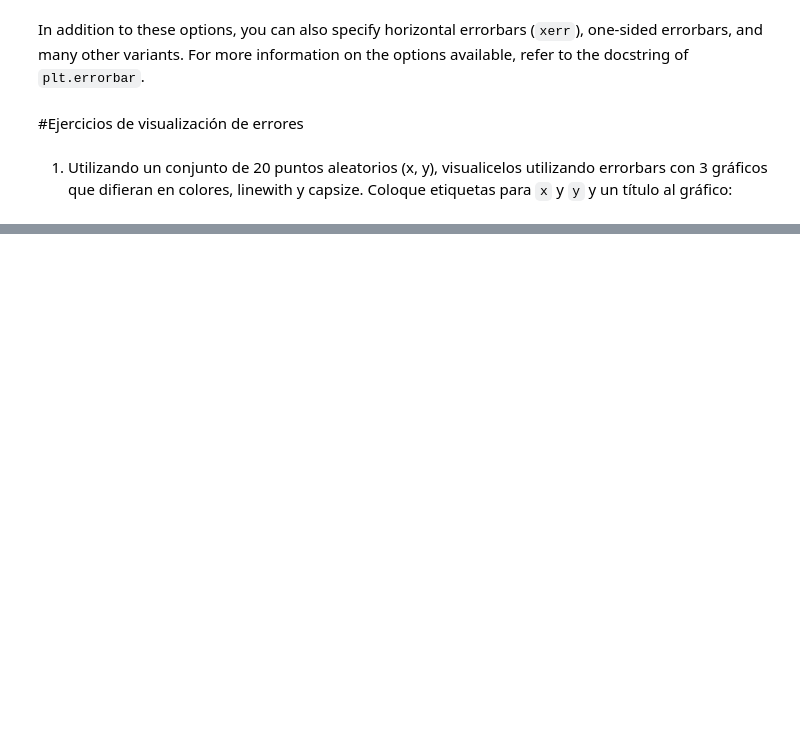
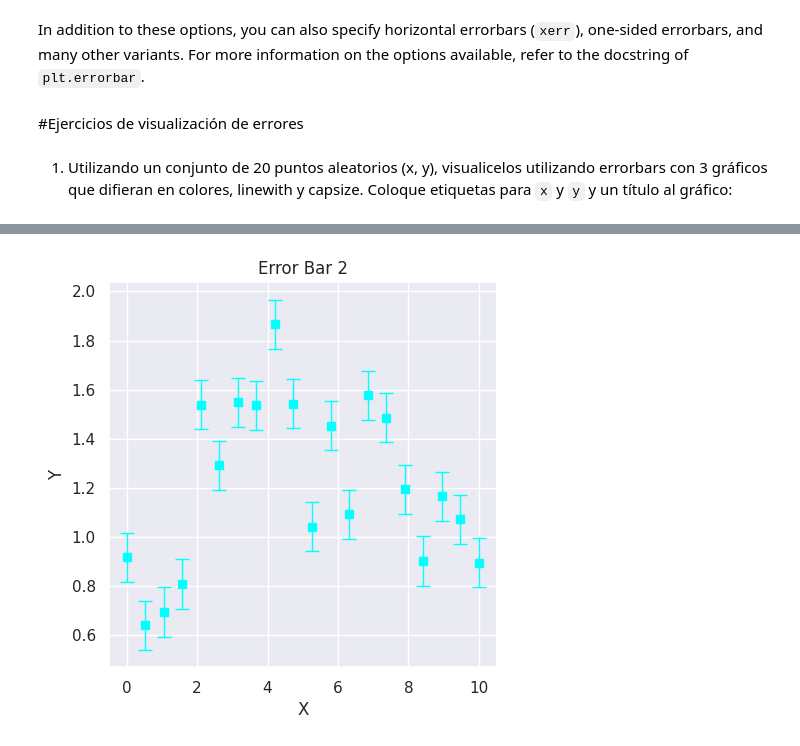
Before and after one commit to kei191/GrandesVolumenesDeDatos, a Jupyter notebook: Laboratorio1/3-Errorbars.ipynb, the cells around one changed output, grey strips where cells are left out. Saved outputs shown, nothing was run; the diff lists cells and outputs as text; code cells hidden in the pictures; blank space fills up the shorter version.

```diff
--- a/Laboratorio1/3-Errorbars.ipynb
+++ b/Laboratorio1/3-Errorbars.ipynb
@@ -51,0 +68,10 @@ For more information on the options available, refer to the docstring of ``plt.e
+# %%
+plt.figure(figsize=(5, 5))
+plt.title("Error Bar 2")
+plt.xlabel("X")
+plt.ylabel("Y")
+
+plt.errorbar(x, y2, yerr=0.1, fmt='s', color='cyan', linewidth=1, capsize=5)
+plt.show()
+# %% [output]
+[figure, added]
```
Also changed, not shown: parts of 4 cells of this notebook, 9 other files.
